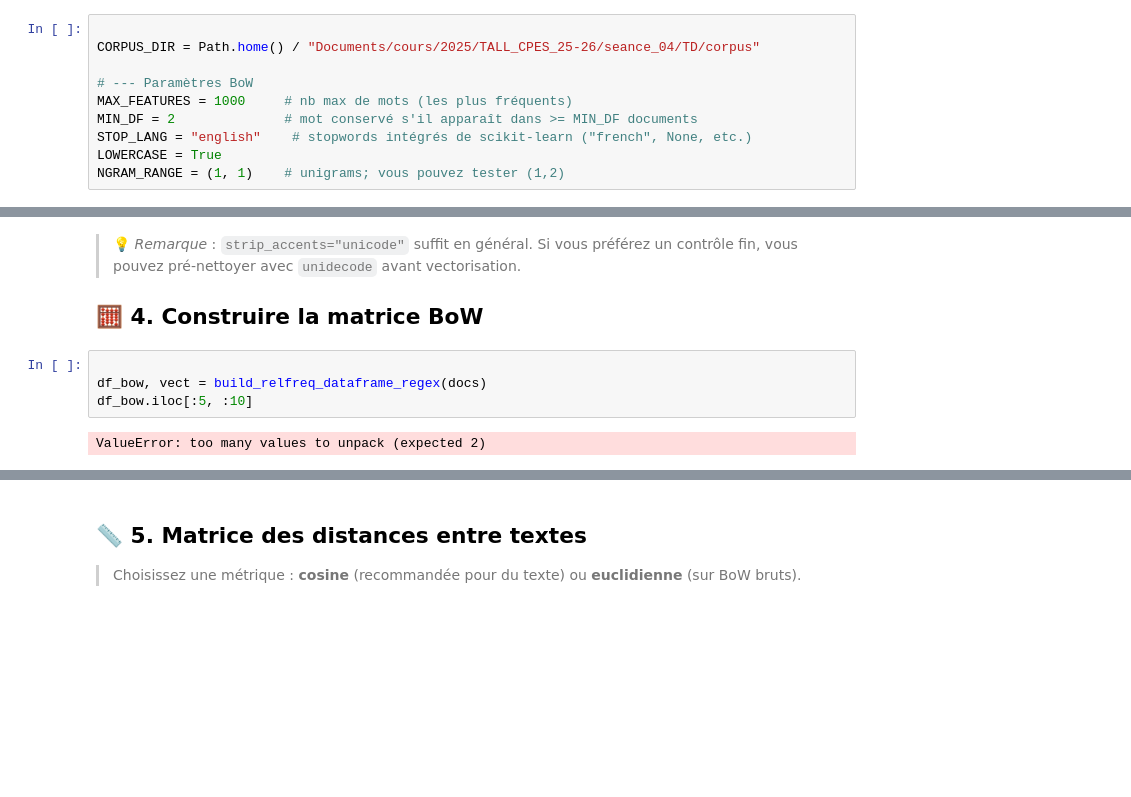
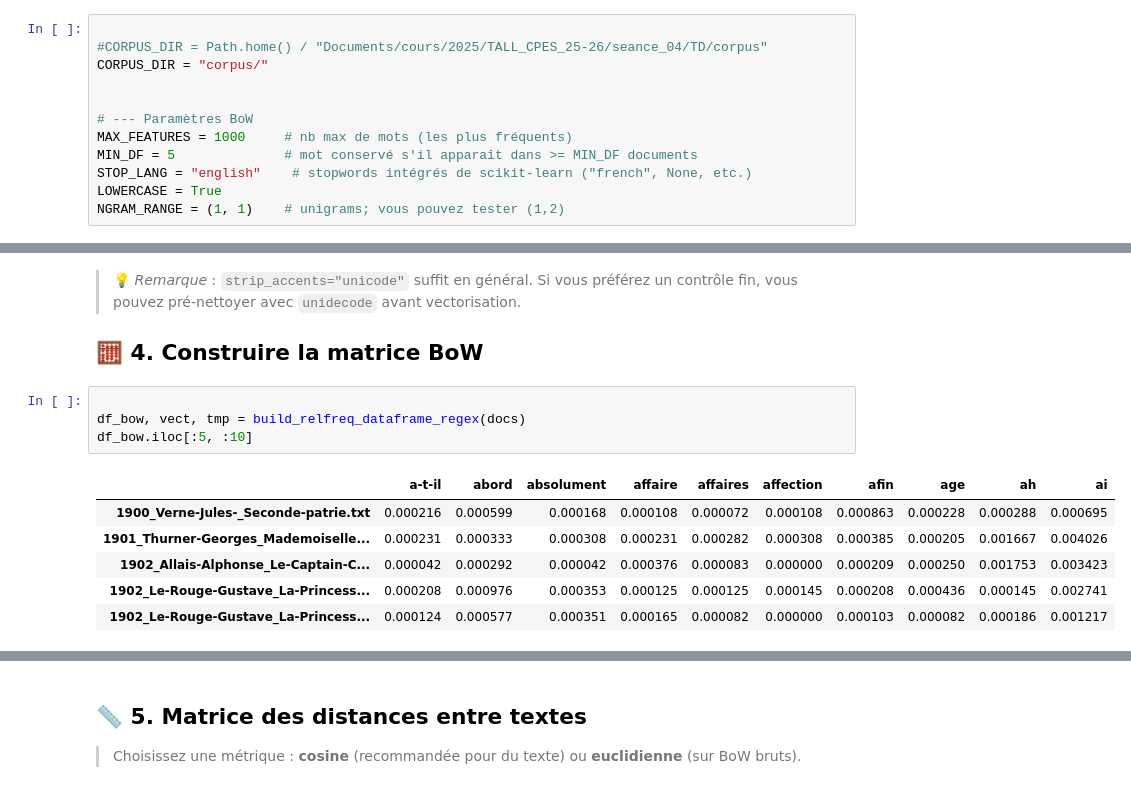
Before and after one commit to CPES-TALL/TALL_fall_2025, a Jupyter notebook: seance_04/TD/02_Distances.ipynb, the cells around one changed output, grey strips where cells are left out. Cells and saved outputs as stored; diff of their text form; blank space fills up the shorter version.

```diff
--- a/seance_04/TD/02_Distances.ipynb
+++ b/seance_04/TD/02_Distances.ipynb
@@ -61,11 +61,13 @@ except Exception:
     USE_UNIDECODE = False
 # %%
 
-CORPUS_DIR = Path.home() / "Documents/cours/2025/TALL_CPES_25-26/seance_04/TD/corpus"
+#CORPUS_DIR = Path.home() / "Documents/cours/2025/TALL_CPES_25-26/seance_04/TD/corpus"
+CORPUS_DIR = "corpus/"
+
 
 # --- Paramètres BoW
 MAX_FEATURES = 1000     # nb max de mots (les plus fréquents)
-MIN_DF = 2              # mot conservé s'il apparaît dans >= MIN_DF documents
+MIN_DF = 5              # mot conservé s'il apparaît dans >= MIN_DF documents
 STOP_LANG = "english"    # stopwords intégrés de scikit-learn ("french", None, etc.)
 LOWERCASE = True
 NGRAM_RANGE = (1, 1)    # unigrams; vous pouvez tester (1,2)
@@ -198,7 +225,12 @@ def build_relfreq_dataframe_regex(texts,
 ## 🧮 4. Construire la matrice BoW
 # %%
 
-df_bow, vect = build_relfreq_dataframe_regex(docs)
+df_bow, vect, tmp = build_relfreq_dataframe_regex(docs)
 df_bow.iloc[:5, :10]
 # %% [output]
-ValueError: too many values to unpack (expected 2)
+|  | a-t-il | abord | absolument | affaire | affaires | affection | afin | age | ah | ai |
+| 1900_Verne-Jules-_Seconde-patrie.txt | 0.000216 | 0.000599 | 0.000168 | 0.000108 | 0.000072 | 0.000108 | 0.000863 | 0.000228 | 0.000288 | 0.000695 |
+| 1901_Thurner-Georges_Mademoiselle... | 0.000231 | 0.000333 | 0.000308 | 0.000231 | 0.000282 | 0.000308 | 0.000385 | 0.000205 | 0.001667 | 0.004026 |
+| 1902_Allais-Alphonse_Le-Captain-C... | 0.000042 | 0.000292 | 0.000042 | 0.000376 | 0.000083 | 0.000000 | 0.000209 | 0.000250 | 0.001753 | 0.003423 |
+| 1902_Le-Rouge-Gustave_La-Princess... | 0.000208 | 0.000976 | 0.000353 | 0.000125 | 0.000125 | 0.000145 | 0.000208 | 0.000436 | 0.000145 | 0.002741 |
+| 1902_Le-Rouge-Gustave_La-Princess... | 0.000124 | 0.000577 | 0.000351 | 0.000165 | 0.000082 | 0.000000 | 0.000103 | 0.000082 | 0.000186 | 0.001217 |
```
Also changed, not shown: parts of 25 cells of this notebook, 1 other file.
